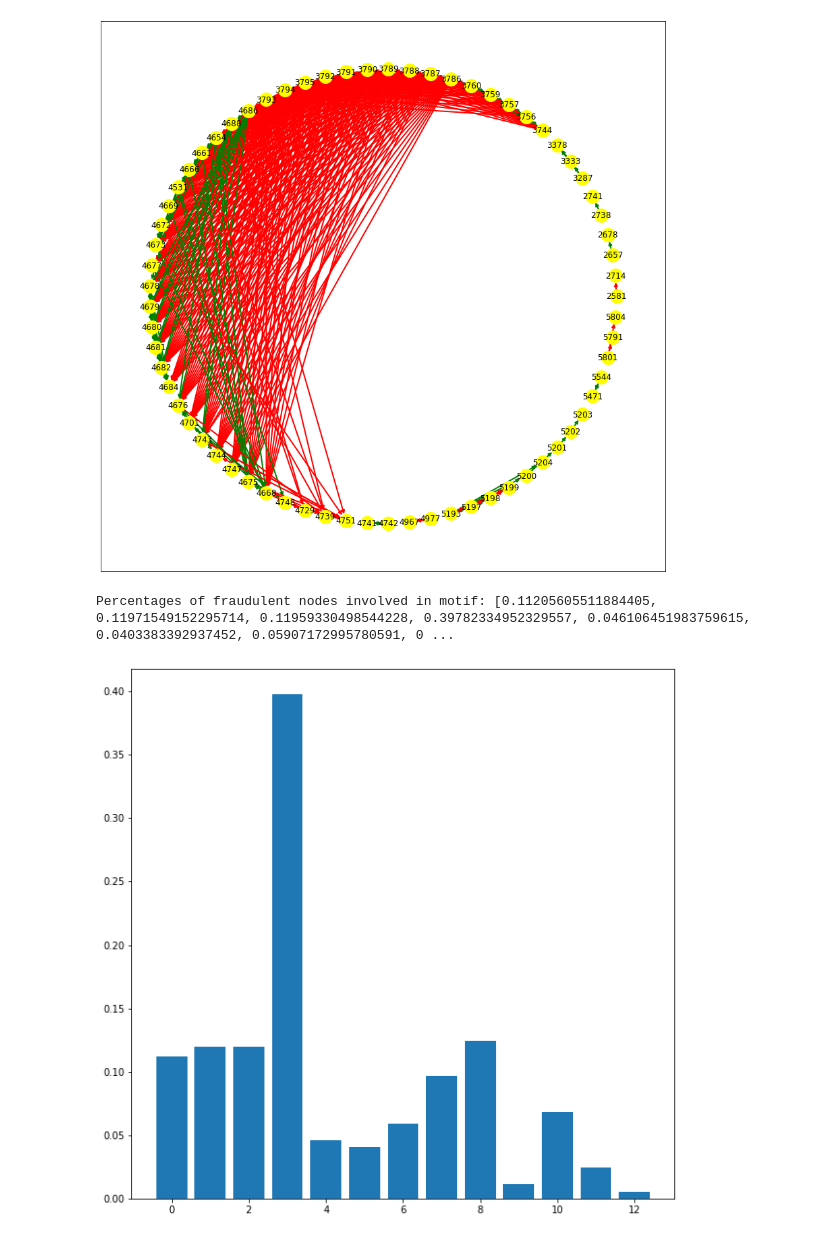
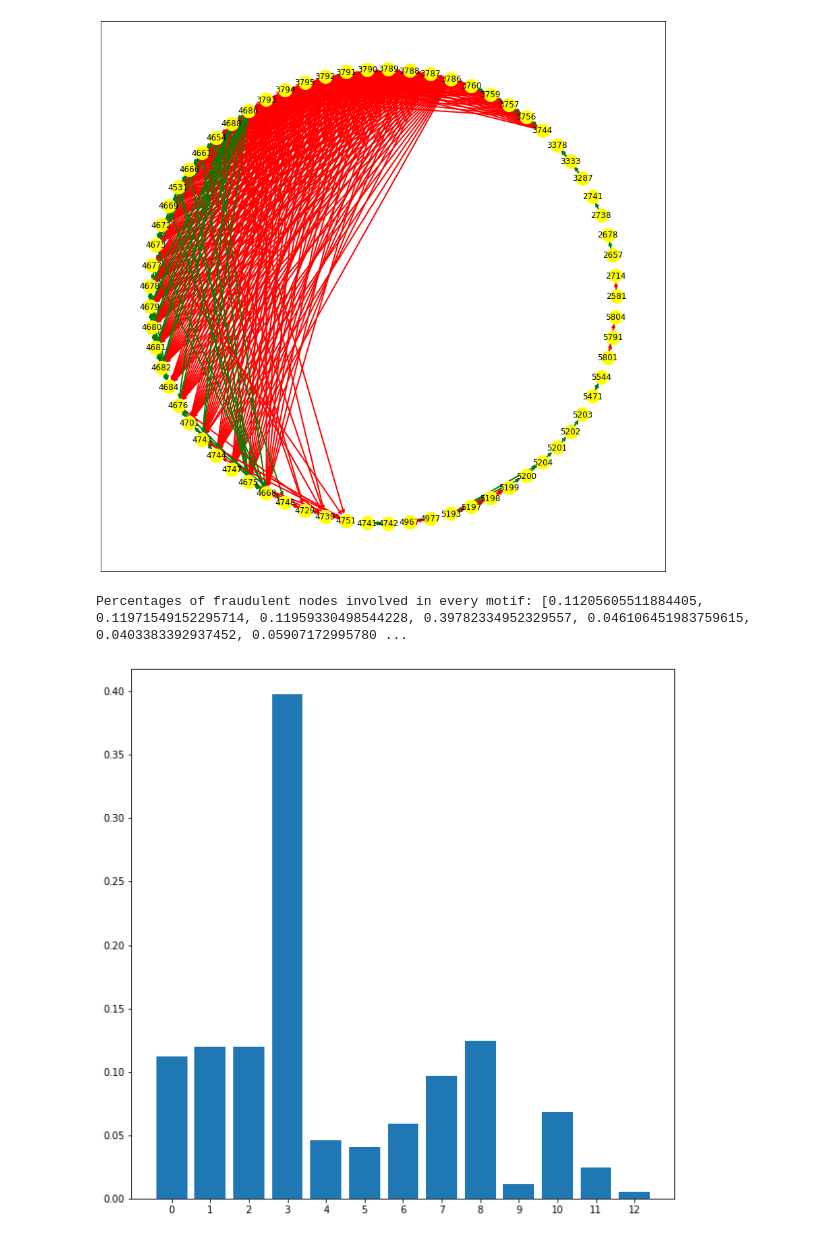
Before and after one commit to Starkiller13/LFN_project, a Jupyter notebook: prova.ipynb, the cells around one changed output. Cells and saved outputs as stored; diff of their text form; code cells hidden in the pictures.

```diff
--- a/prova.ipynb
+++ b/prova.ipynb
@@ -8,5 +10,5 @@ import math
 # %%
-df = pd.read_csv("data/soc-sign-bitcoinotc.csv")
+df = pd.read_csv(DATA_FILE)
 print(df.head())
 # %% [output]
    source  target  weight     timestamp
@@ -47,15 +50,15 @@ Edge count: 35592
 # %% [markdown]
 Some simple statistics:
 # %%
-a = closeness(g).get_array()
-for i,val in enumerate(a):
+g_closeness = closeness(g).get_array()
+for i,val in enumerate(g_closeness):
     if str(val).lower()  == "nan":
-        a[i] = 0
-print("max closeness centrality vertex",g.vp['name'][a.argmax()],"with value: ",a.max())
+        g_closeness[i] = 0
+print("max closeness centrality vertex",g.vp['name'][g_closeness.argmax()],"with value: ",g_closeness.max())
 
-b = betweenness(g)[0].get_array()
-print("max betweenness centrality vertex",g.vp['name'][b.argmax()],"with value: ",b.max())
+g_betweenness = betweenness(g)[0].get_array()#node betweenness
+print("max betweenness centrality vertex",g.vp['name'][g_betweenness.argmax()],"with value: ",g_betweenness.max())
 
-cc = global_clustering(g)
-print("Global clustering coefficient:",cc[0],"with std:",cc[1])
+g_cc = global_clustering(g)
+print("Global clustering coefficient:",g_cc[0],"with std:",g_cc[1])
 # %% [output]
@@ -102,18 +106,18 @@ def compute_fairness_goodness(G, it):
     return fairness, goodness
 # %%
 G = nx.MultiDiGraph()
-f = open("data/soc-sign-bitcoinotc.csv","r")
-for l in f:
+file = open(DATA_FILE,"r")
+for l in file:
     if "source" in l:
         pass
     else:
         ls = l.strip().split(",")
         G.add_edge(int(ls[0]), int(ls[1]), weight = float(ls[2])/10) ## the weight should already be in the range of -1 to 1
-f.close()
+file.close()
 fairness, goodness = compute_fairness_goodness(G,10000)
 badguys = set()
 for i in goodness:
-    if goodness[i] < -0.50 or fairness[i]<0.25:
+    if goodness[i] < -0.5 or fairness[i] < 0.25:
         badguys.add(int(i))
 # %% [markdown]
 Classification of bad and good nodes using a new vertex property.
@@ -144,27 +148,29 @@ plt.savefig("drawings/output.png")
 # %% [output]
 [figure]
 # %%
-f = motifs(g,k=3, return_maps=True)
-graphlets_c = [[0]*g.num_vertices() for i in range(len(f[0]))]
-for i,subg in enumerate(f[2]):
+motif_res = motifs(g,k=3, return_maps=True)#ESU implemented motif count
+graphlets_c = [[0]*g.num_vertices() for i in range(len(motif_res[0]))]
+for i,subg in enumerate(motif_res[2]):
     for l in subg:
         for n in l.get_array():
             graphlets_c[i][int(n)]+=1
 
-fracts = [0]*13
+bad = [0]*13
+total = [0]*13
 for i,k in enumerate(graphlets_c):
     for j,p in enumerate(k):
         if int(float(g.vp['name'][j])) in badguys:
-            fracts[i]+=p
+            bad[i]+=p
+        total[i]+=p
 
-fracts = [p/(3*f[1][i]) for i,p in enumerate(fracts)]
-print("Percentages of fraudulent nodes involved in motif:",fracts)
+res = [x/total[i] for i,x in enumerate(bad)]
+print("Percentages of fraudulent nodes involved in every motif:",res)
 # %% [output]
-Percentages of fraudulent nodes involved in motif: [0.11205605511884405, 0.11971549152295714, 0.11959330498544228, 0.39782334952329557, 0.046106451983759615, 0.0403383392937452, 0.05907172995780591, 0 ...
+Percentages of fraudulent nodes involved in every motif: [0.11205605511884405, 0.11971549152295714, 0.11959330498544228, 0.39782334952329557, 0.046106451983759615, 0.0403383392937452, 0.05907172995780 ...
 # %%
 plt.figure(figsize=(10,10))
-plt.bar(range(13),fracts)
+plt.bar(range(13),res)
 plt.xticks(range(13))
 plt.show()
 # %% [output]
-[figure, old version]
+[figure, new version]
```
Also changed, not shown: parts of 5 cells of this notebook, 5 other files.
